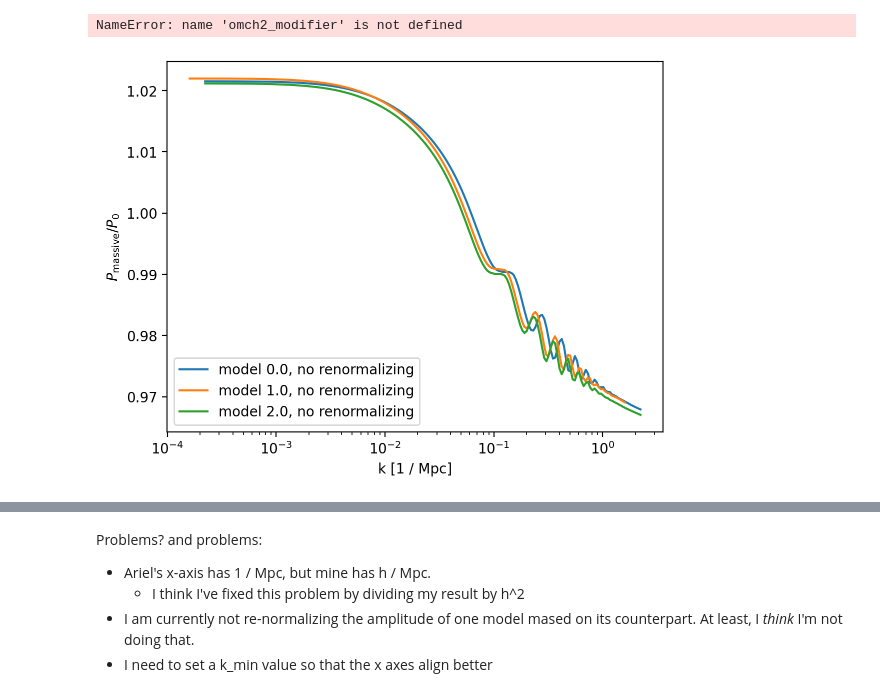
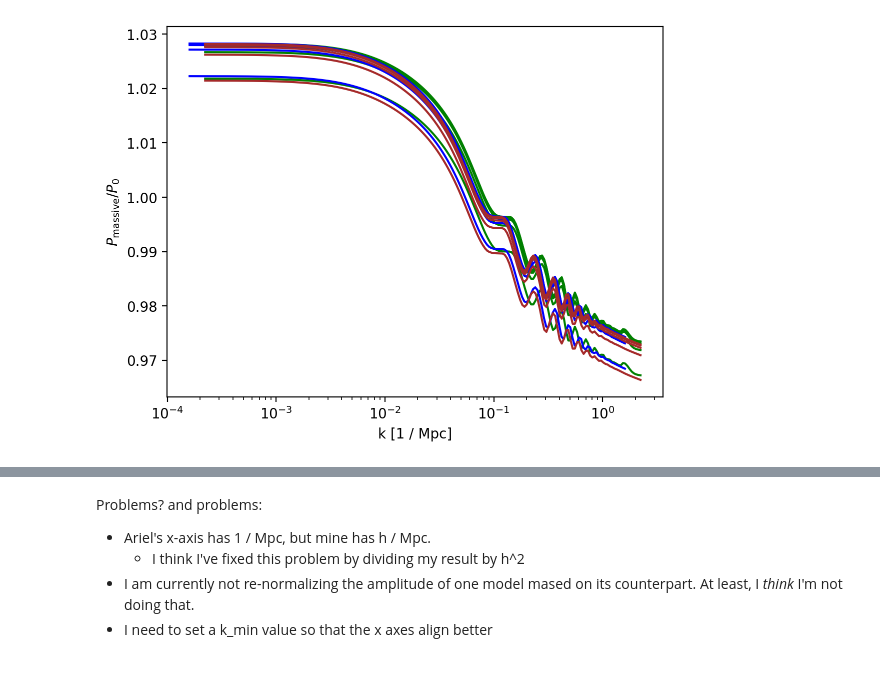
Before and after one commit to 3276908917/Master, a Jupyter notebook: CAMB_demo/rescaling_assignment.ipynb, the cells around one changed output, grey strips where cells are left out. Saved outputs shown, nothing was run; the diff lists cells and outputs as text; code cells hidden in the pictures.

```diff
--- a/CAMB_demo/rescaling_assignment.ipynb
+++ b/CAMB_demo/rescaling_assignment.ipynb
@@ -61,7 +61,7 @@ for i in range(9):
 cosm[1]["H0"] = 55
 cosm[2]["H0"] = 79
 # %%
-def kzps(mlc, omnuh2_in, massive_neutrinos=False, sigma12_in=1):
+def kzps(mlc, omnuh2_in, massive_neutrinos=False, sigma12_in=1, zs = [0]):
     """
     Returns the scale axis, redshifts, power spectrum, and sigma12
     of a Lambda-CDM model
@@ -75,16 +75,11 @@ def kzps(mlc, omnuh2_in, massive_neutrinos=False, sigma12_in=1):
         the value in omnuh2_in is used to set omnuh2.
         If this is False,
         the value in omnuh2_in is simply added to omch2.
-
-    warning: this function currently supports only one redshift,
-        z = 0. This is not for difficulty of implementation,
-        but only to make absolutely sure that our toy example
-        is simple until we've understood the basics.
     """
     pars = camb.CAMBparams()
-    omch2_in = mlc["omch2"] + omnuh2_in
+    omch2_in = mlc["omch2"]
     if massive_neutrinos:
-        omch2_in = mlc["omch2"]
+        omch2_in = mlc["omch2"] - omnuh2_in
         pars.omnuh2=omnuh2_in
     pars.set_cosmology(
         H0=mlc["H0"],
@@ -95,7 +90,7 @@ def kzps(mlc, omnuh2_in, massive_neutrinos=False, sigma12_in=1):
     pars.InitPower.set_params(As=mlc["As"], ns=mlc["ns"])
     pars.set_dark_energy(w=mlc["w"], wa=mlc["wa"])
 
-    pars.set_matter_power(redshifts=[0.], kmax=2.0)
+    pars.set_matter_power(redshifts=zs, kmax=2.0)
     pars.NonLinear = model.NonLinear_none
     results = camb.get_results(pars)
     results.calc_power_spectra(pars)
@@ -119,13 +114,14 @@ p_list = []
 s12_list = []
 
 for cosmology in cosm:
-    k, z, p, s12 = kzps(cosmology, omega_nu[1], massive_neutrinos=False)
+    k, z, p, s12 = kzps(cosmology, omega_nu[1], massive_neutrinos=False,
+                       zs=redshifts)
     k_list.append(k)
     z_list.append(z)
     p_list.append(p)
     s12_list.append(s12)
     k, z, p, s12 = kzps(cosmology, omega_nu[1], massive_neutrinos=True,
-                       sigma12_in=s12)
+                       zs=redshifts)
     k_list.append(k)
     z_list.append(z)
     p_list.append(p)
@@ -133,16 +129,18 @@ for cosmology in cosm:
 
 #kmassive, zmassive, pmassive, sigma12 = kzps(cosm[0], omega_nu[1], massive_neutrinos=True)
 #kmassless, zmassless, pmassless, sigma12 = kzps(cosm[0], omega_nu[1], massive_neutrinos=False)
-# %% [output]
-NameError: name 'omch2_modifier' is not defined
+# %%
+colors = ["green", "blue", "brown"]
 # %%
 for i in range(0, 5, 2):
     h = cosm[i]["H0"] / 100
-    plt.plot(k_list[i] / h ** 2, p_list[i][0] / p_list[i + 1][0],
-             label="model " + str(i / 2) + ", no renormalizing")
+    for j in range(5):
+        plt.plot(k_list[i] / h ** 2, p_list[i + 1][j] / p_list[i][j],
+                 label="model " + str(i / 2) + ", no renormalizing",
+                c=colors[int(i / 2)])
     plt.xscale('log')
     plt.xlabel(r"k [1 / Mpc]")
     plt.ylabel(r"$P_\mathrm{massive} / P_0$")
-    plt.legend()
+    #plt.legend()
 # %% [output]
-[figure, old version]
+[figure, new version]
```
Also changed, not shown: parts of 5 cells of this notebook, 1 other file.
